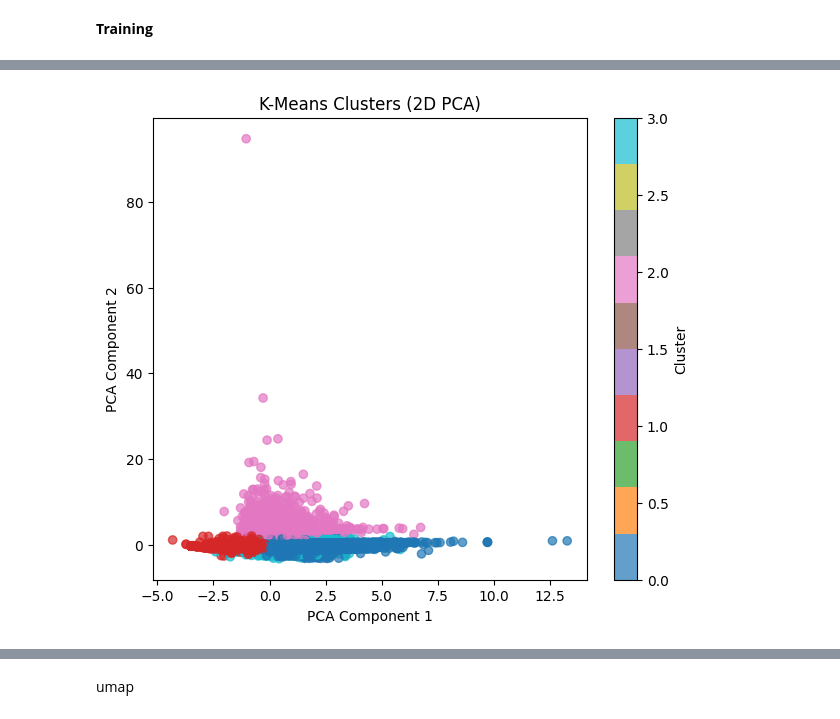
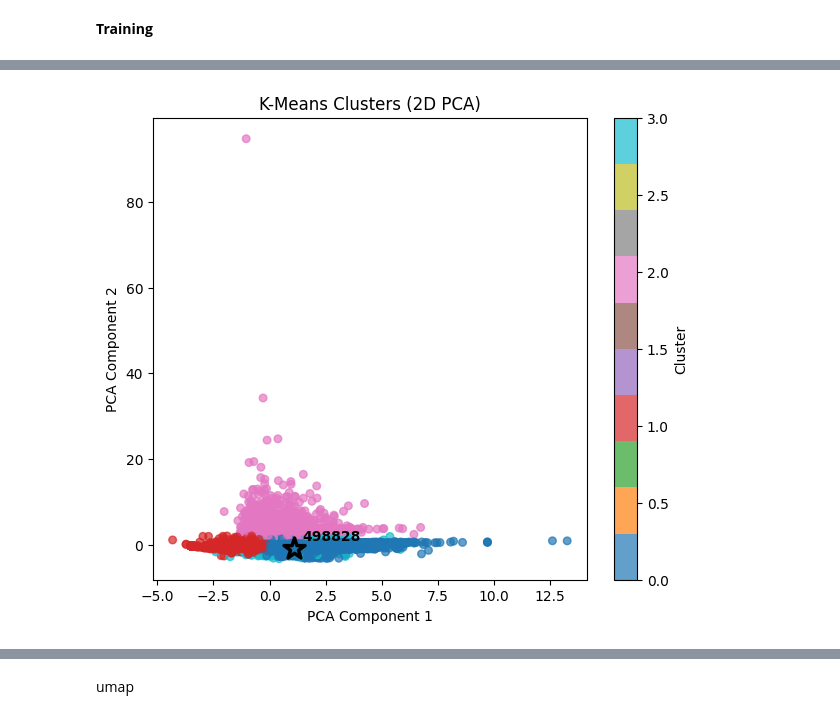
Before and after one commit to Lithika-Ramesh/data-mining, a Jupyter notebook: datapreprocessing.ipynb, the cells around one changed output, grey strips where cells are left out. Saved outputs shown, nothing was run; the diff lists cells and outputs as text; code cells hidden in the pictures.

Commit message:
highlight single student

```diff
--- a/datapreprocessing.ipynb
+++ b/datapreprocessing.ipynb
@@ -148,13 +150,23 @@ X_scaled = scaler.fit_transform(X)
 # %%
-from sklearn.metrics import silhouette_score
+from sklearn.cluster import KMeans
+import matplotlib.pyplot as plt
 
-for k in range(2, 8):
+inertia = []
+k_range = range(2, 8)
+
+for k in k_range:
     kmeans = KMeans(
         n_clusters=k,
         random_state=42,
         n_init=10
     )
-    labels = kmeans.fit_predict(X_scaled)
-    score = silhouette_score(X_scaled, labels)
-    print(f"k={k}, silhouette={score:.3f}")
+    kmeans.fit(X_scaled)
+    inertia.append(kmeans.inertia_)
+
+plt.figure(figsize=(6,4))
+plt.plot(k_range, inertia, marker='o')
+plt.xlabel('Number of clusters (k)')
+plt.ylabel('Inertia')
+plt.title('Elbow Method for K-Means')
+plt.show()
 # %% [output]
@@ -172,24 +187,70 @@ df['cluster'] = kmeans_final.fit_predict(X_scaled)
 # %%
 from sklearn.decomposition import PCA
 import matplotlib.pyplot as plt
+import numpy as np
+
+# 确保 X_scaled 是 DataFrame 且 index = df.index (id_student)
+# 例如你之前做过：df = df.set_index("id_student")
+# 并且 X_scaled = pd.DataFrame(X_scaled_array, index=df.index, columns=feature_cols)
 
 pca2 = PCA(n_components=2, random_state=42)
-X_pca2 = pca2.fit_transform(X_scaled)
+X_pca2 = pca2.fit_transform(X_scaled.values)
 
-plt.figure(figsize=(7,6))
-plt.scatter(
+fig, ax = plt.subplots(figsize=(7, 6))
+sc = ax.scatter(
     X_pca2[:, 0],
     X_pca2[:, 1],
     c=df['cluster'],
     cmap='tab10',
-    alpha=0.7
+    alpha=0.7,
+    s=30
 )
-plt.xlabel('PCA Component 1')
-plt.ylabel('PCA Component 2')
-plt.title('K-Means Clusters (2D PCA)')
-plt.colorbar(label='Cluster')
+ax.set_xlabel('PCA Component 1')
+ax.set_ylabel('PCA Component 2')
+ax.set_title('K-Means Clusters (2D PCA)')
+plt.colorbar(sc, ax=ax, label='Cluster')
+
+def highlight_student(student_id, annotate=True):
+    loc = X_scaled.index.get_loc(student_id)
+
+    # loc 可能是 int / slice / bool-array / int-array
+    if isinstance(loc, slice):
+        i = loc.start
+    elif np.isscalar(loc):
+        i = int(loc)
+    else:
+        # array-like，取第一个
+        loc = np.asarray(loc)
+        i = int(loc[0])
+
+    x = float(X_pca2[i, 0])
+    y = float(X_pca2[i, 1])
+
+    plt.scatter(
+        x, y,
+        s=250,
+        marker='*',
+        facecolors='none',
+        edgecolors='black',
+        linewidths=2.5,
+        zorder=10
+    )
+
+    if annotate:
+        plt.annotate(
+            str(student_id),
+            (x, y),
+            xytext=(6, 6),
+            textcoords='offset points',
+            fontsize=10,
+            weight='bold',
+            zorder=11
+        )
+
+# 你想查哪个学生就改这里
+highlight_student(498828)
+
 plt.show()
-
 print("Explained variance (2D):", pca2.explained_variance_ratio_.sum())
 # %% [output]
-[figure, old version]
+[figure, new version]
```
Also changed, not shown: parts of 16 cells of this notebook, 1 other file.
